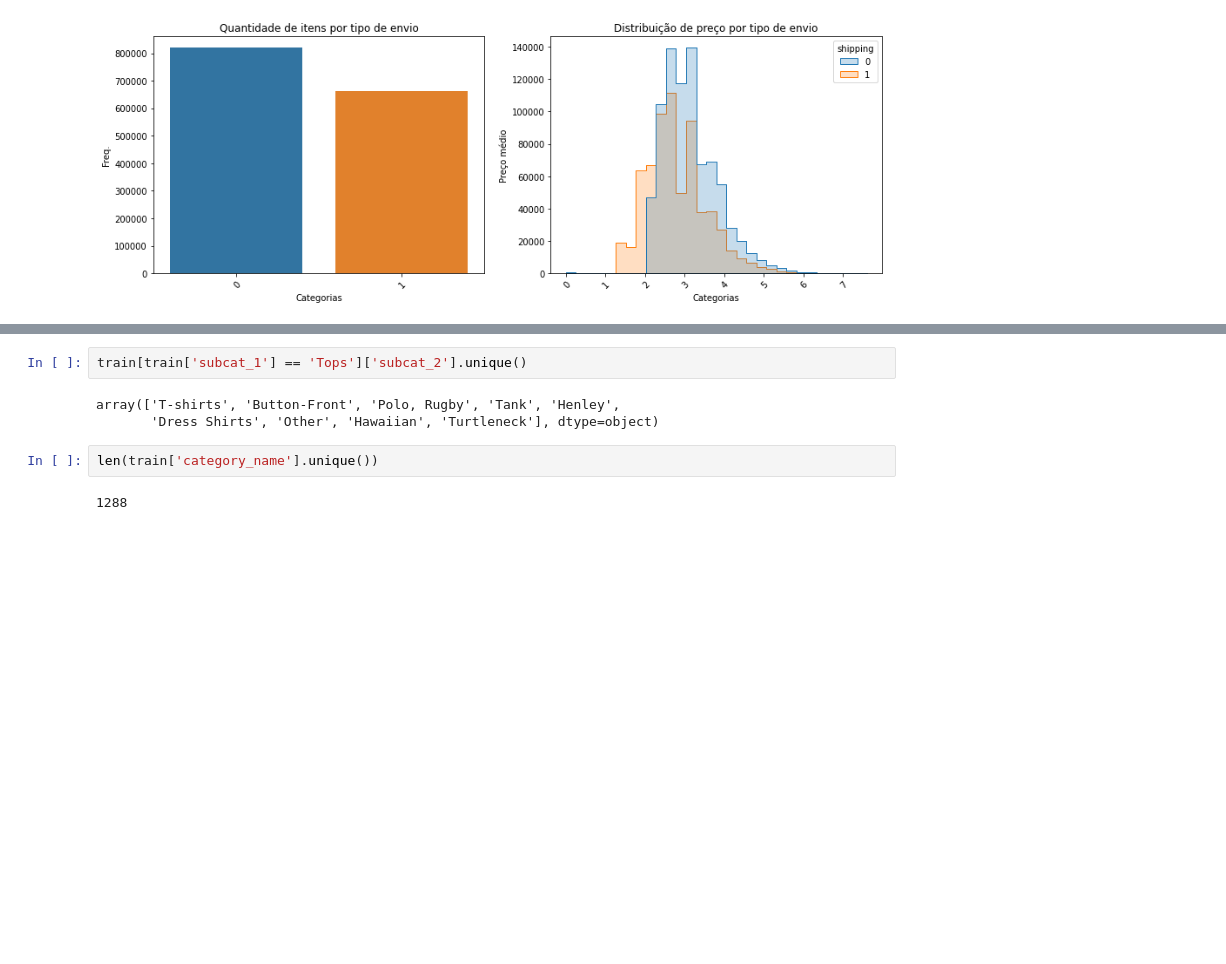
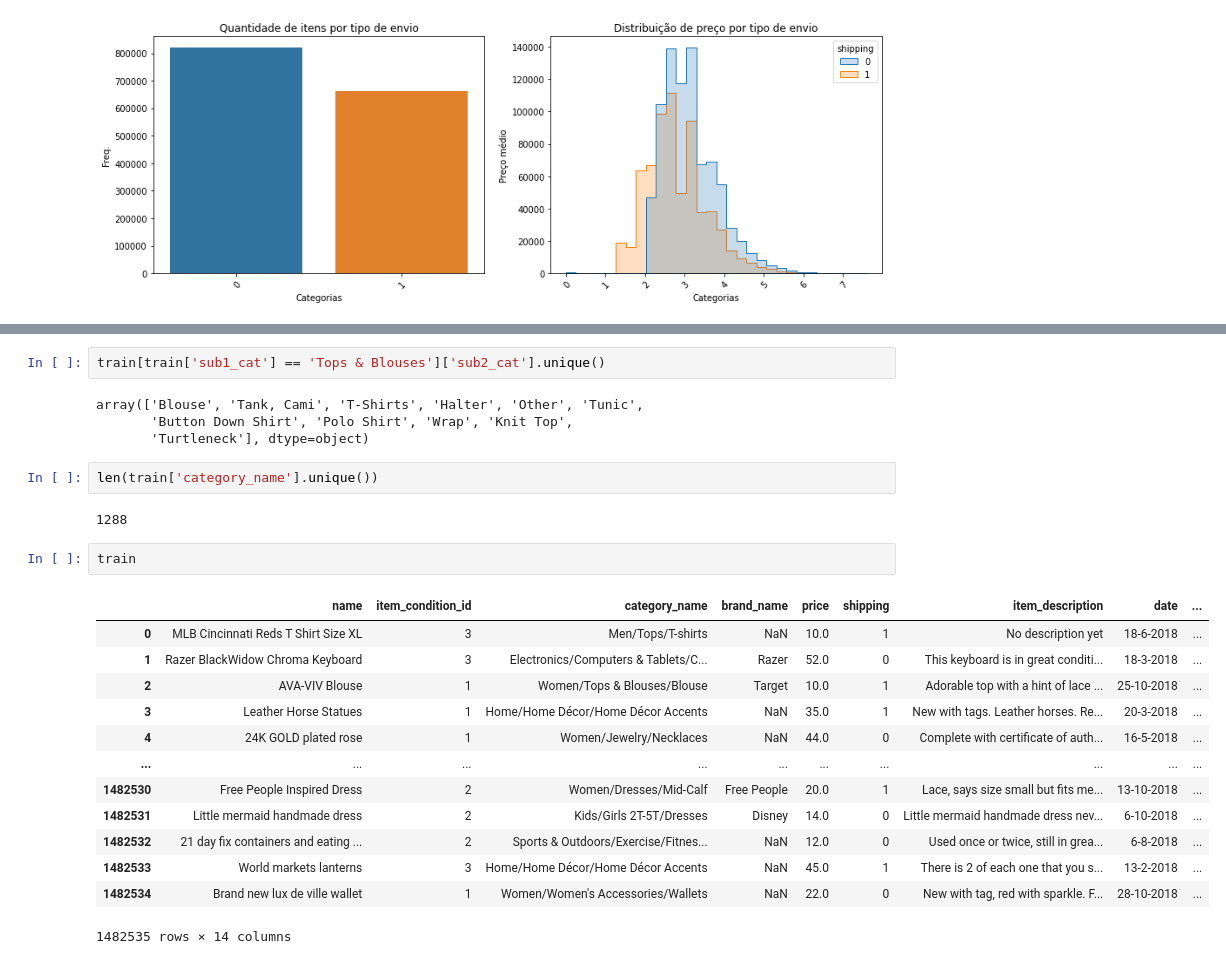
Before and after one commit to anachavesv8/Bootcamp_Blue, a Jupyter notebook: EDA.ipynb, the cells around one changed output, grey strips where cells are left out. Cells and saved outputs as stored; diff of their text form; blank space fills up the shorter version.

```diff
--- a/EDA.ipynb
+++ b/EDA.ipynb
@@ -216,11 +273,28 @@ plt.show()
 # %%
-train[train['subcat_1'] == 'Tops']['subcat_2'].unique()
+train[train['sub1_cat'] == 'Tops & Blouses']['sub2_cat'].unique()
 # %% [output]
-array(['T-shirts', 'Button-Front', 'Polo, Rugby', 'Tank', 'Henley',
-       'Dress Shirts', 'Other', 'Hawaiian', 'Turtleneck'], dtype=object)
+array(['Blouse', 'Tank, Cami', 'T-Shirts', 'Halter', 'Other', 'Tunic',
+       'Button Down Shirt', 'Polo Shirt', 'Wrap', 'Knit Top',
+       'Turtleneck'], dtype=object)
 # %%
 len(train['category_name'].unique())
 # %% [output]
 1288
+# %%
+train
+# %% [output]
+|  | name | item_condition_id | category_name | brand_name | price | shipping | item_description | date | ... |
+| 0 | MLB Cincinnati Reds T Shirt Size XL | 3 | Men/Tops/T-shirts | NaN | 10.0 | 1 | No description yet | 18-6-2018 | ... |
+| 1 | Razer BlackWidow Chroma Keyboard | 3 | Electronics/Computers & Tablets/C... | Razer | 52.0 | 0 | This keyboard is in great conditi... | 18-3-2018 | ... |
+| 2 | AVA-VIV Blouse | 1 | Women/Tops & Blouses/Blouse | Target | 10.0 | 1 | Adorable top with a hint of lace ... | 25-10-2018 | ... |
+| 3 | Leather Horse Statues | 1 | Home/Home Décor/Home Décor Accents | NaN | 35.0 | 1 | New with tags. Leather horses. Re... | 20-3-2018 | ... |
+| 4 | 24K GOLD plated rose | 1 | Women/Jewelry/Necklaces | NaN | 44.0 | 0 | Complete with certificate of auth... | 16-5-2018 | ... |
+| ... | ... | ... | ... | ... | ... | ... | ... | ... | ... |
+| 1482530 | Free People Inspired Dress | 2 | Women/Dresses/Mid-Calf | Free People | 20.0 | 1 | Lace, says size small but fits me... | 13-10-2018 | ... |
+| 1482531 | Little mermaid handmade dress | 2 | Kids/Girls 2T-5T/Dresses | Disney | 14.0 | 0 | Little mermaid handmade dress nev... | 6-10-2018 | ... |
+| 1482532 | 21 day fix containers and eating ... | 2 | Sports & Outdoors/Exercise/Fitnes... | NaN | 12.0 | 0 | Used once or twice, still in grea... | 6-8-2018 | ... |
+| 1482533 | World markets lanterns | 3 | Home/Home Décor/Home Décor Accents | NaN | 45.0 | 1 | There is 2 of each one that you s... | 13-2-2018 | ... |
+| 1482534 | Brand new lux de ville wallet | 1 | Women/Women's Accessories/Wallets | NaN | 22.0 | 0 | New with tag, red with sparkle. F... | 28-10-2018 | ... |
+1482535 rows × 14 columns
 # %%
 mlb = MultiLabelBinarizer()
```
Also changed, not shown: parts of 12 cells of this notebook.
